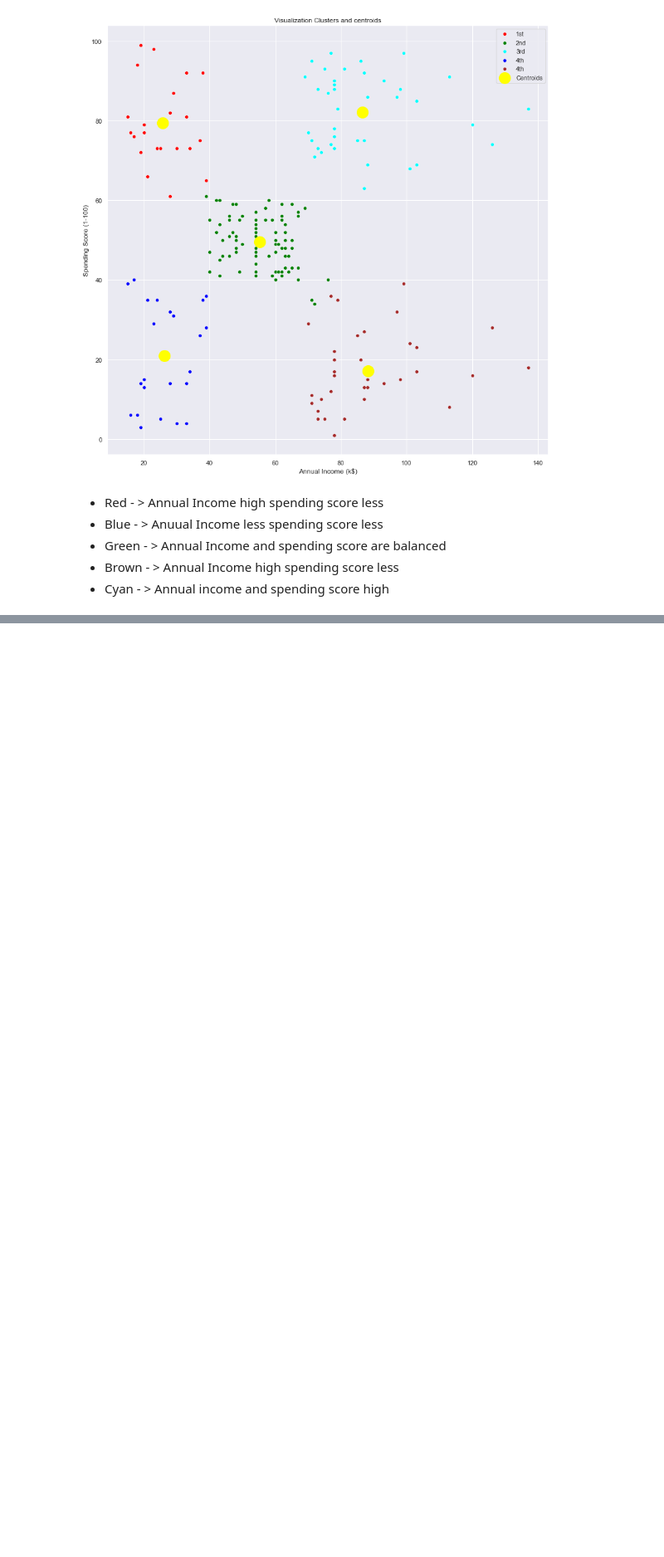
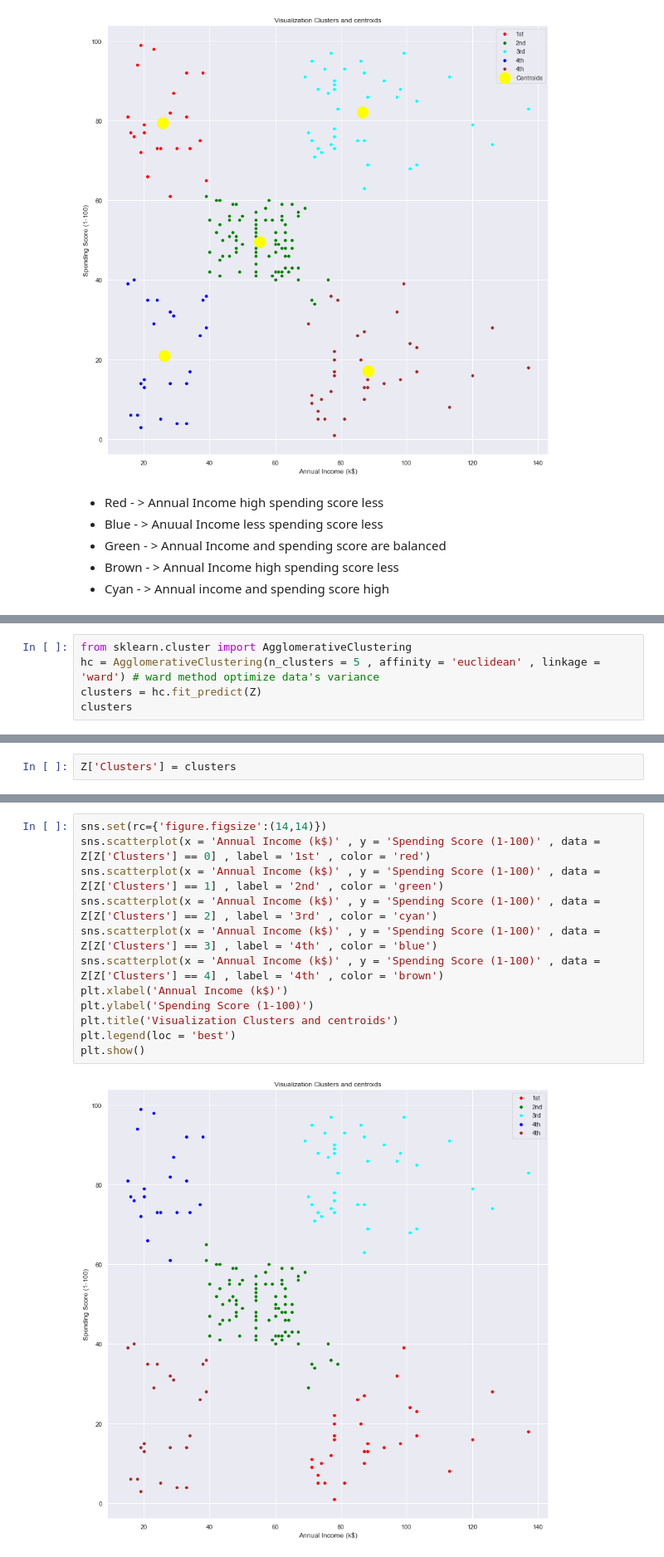
Before and after one commit to erdmkbc/Machine-Learning-Tutorial, a Jupyter notebook: Learning_Algorithms/Unsupervised_Learning/Mall_Customers/Mall_Customers.ipynb, the cells around one changed output, grey strips where cells are left out. Shown at 83% size. Cells and saved outputs as stored; diff of their text form; blank space fills up the shorter version.

```diff
--- a/Learning_Algorithms/Unsupervised_Learning/Mall_Customers/Mall_Customers.ipynb
+++ b/Learning_Algorithms/Unsupervised_Learning/Mall_Customers/Mall_Customers.ipynb
@@ -363,0 +391,5 @@ plt.show()
+# %%
+from sklearn.cluster import AgglomerativeClustering
+hc = AgglomerativeClustering(n_clusters = 5 , affinity = 'euclidean' , linkage = 'ward') # ward method optimize data's variance
+clusters = hc.fit_predict(Z)
+clusters
@@ -363,0 +407,2 @@ plt.show()
+# %%
+Z['Clusters'] = clusters
@@ -363,0 +425,14 @@ plt.show()
+# %%
+sns.set(rc={'figure.figsize':(14,14)})
+sns.scatterplot(x = 'Annual Income (k$)' , y = 'Spending Score (1-100)' , data = Z[Z['Clusters'] == 0] , label = '1st' , color = 'red')
+sns.scatterplot(x = 'Annual Income (k$)' , y = 'Spending Score (1-100)' , data = Z[Z['Clusters'] == 1] , label = '2nd' , color = 'green')
+sns.scatterplot(x = 'Annual Income (k$)' , y = 'Spending Score (1-100)' , data = Z[Z['Clusters'] == 2] , label = '3rd' , color = 'cyan')
+sns.scatterplot(x = 'Annual Income (k$)' , y = 'Spending Score (1-100)' , data = Z[Z['Clusters'] == 3] , label = '4th' , color = 'blue')
+sns.scatterplot(x = 'Annual Income (k$)' , y = 'Spending Score (1-100)' , data = Z[Z['Clusters'] == 4] , label = '4th' , color = 'brown')
+plt.xlabel('Annual Income (k$)')
+plt.ylabel('Spending Score (1-100)')
+plt.title('Visualization Clusters and centroids')
+plt.legend(loc = 'best')
+plt.show()
+# %% [output]
+[figure, added]
```
Also changed, not shown: parts of 9 cells of this notebook.
